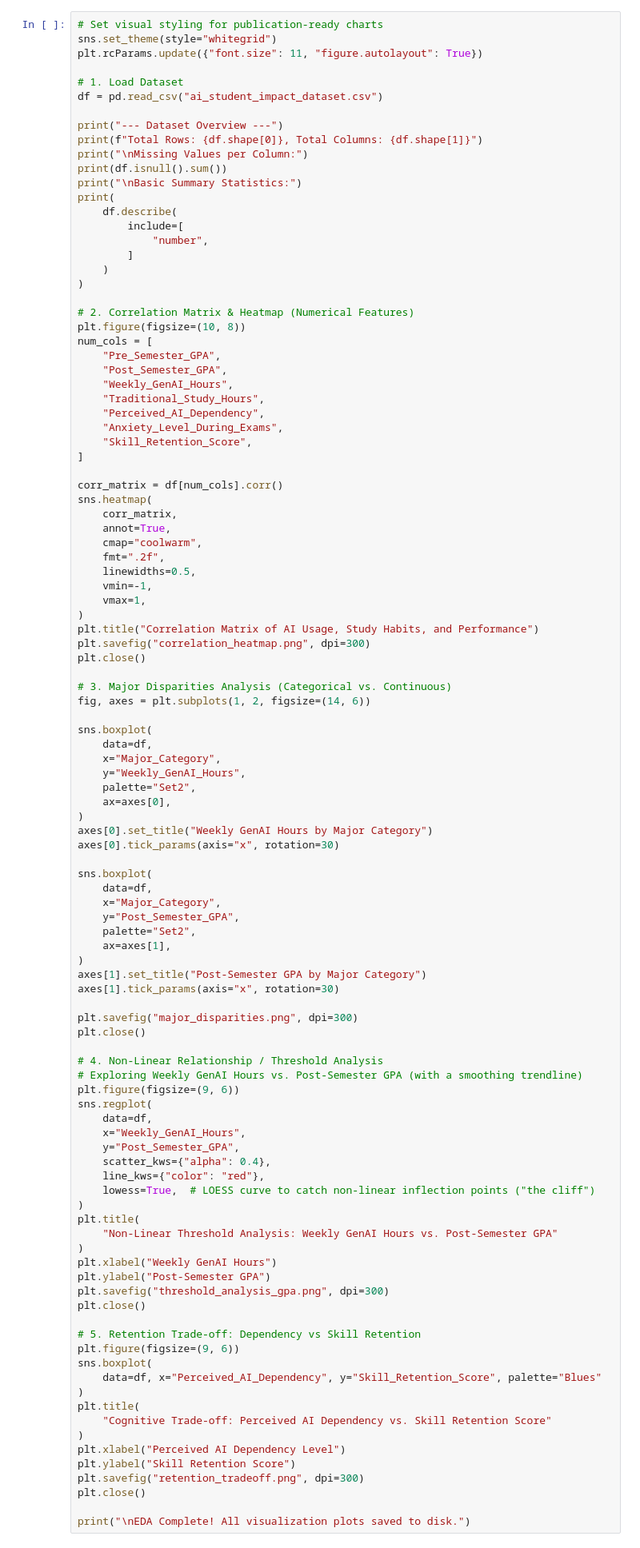
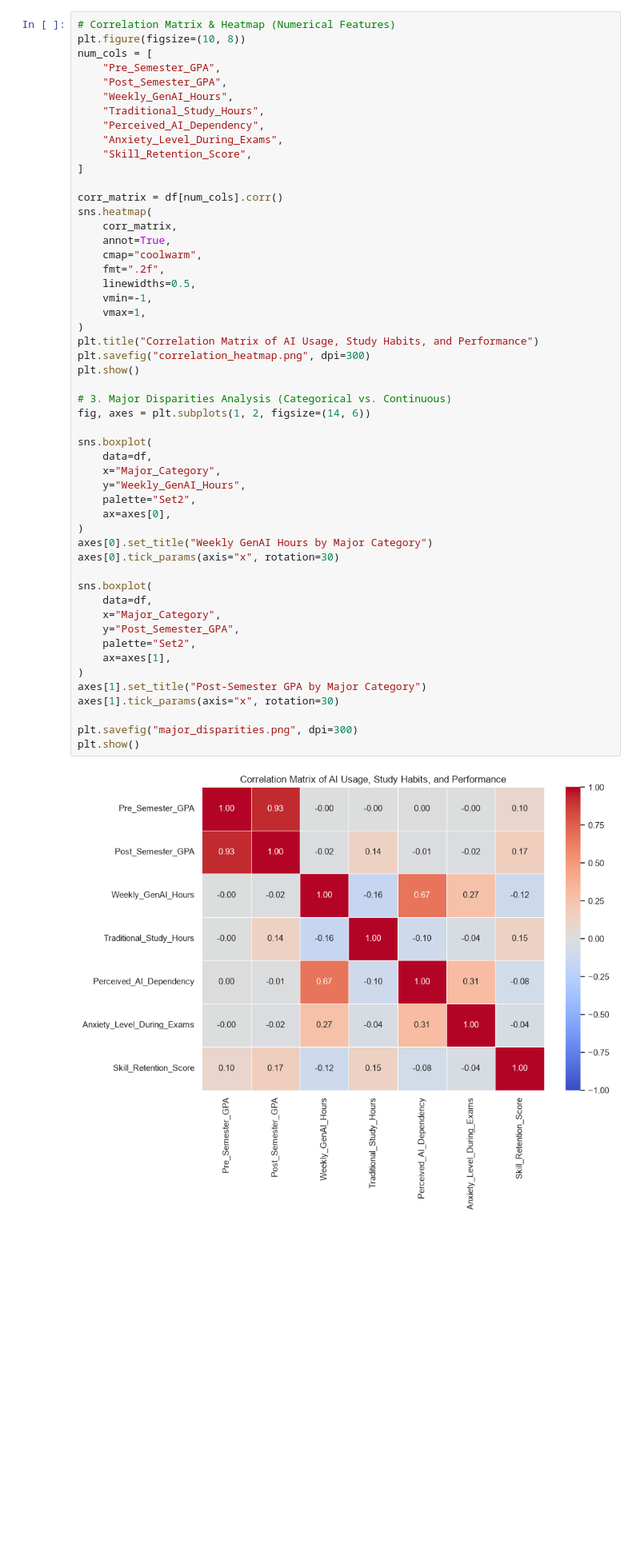
Before and after one commit to ceciliamuniz/dm_final_project, a Jupyter notebook: eda.ipynb, the cells around one changed output. Shown at 80% size. Drawn from its saved outputs; the diff is of its cells as text; blank space fills up the shorter version.

```diff
--- a/eda.ipynb
+++ b/eda.ipynb
@@ -23,25 +55,5 @@ Loaded successfully! Shape: (50000, 16)
 # %%
-# Set visual styling for publication-ready charts
-sns.set_theme(style="whitegrid")
-plt.rcParams.update({"font.size": 11, "figure.autolayout": True})
-
-# 1. Load Dataset
-df = pd.read_csv("ai_student_impact_dataset.csv")
-
-print("--- Dataset Overview ---")
-print(f"Total Rows: {df.shape[0]}, Total Columns: {df.shape[1]}")
-print("\nMissing Values per Column:")
-print(df.isnull().sum())
-print("\nBasic Summary Statistics:")
-print(
-    df.describe(
-        include=[
-            "number",
-        ]
-    )
-)
-
-# 2. Correlation Matrix & Heatmap (Numerical Features)
+# Correlation Matrix & Heatmap (Numerical Features)
 plt.figure(figsize=(10, 8))
 num_cols = [
     "Pre_Semester_GPA",
@@ -64,66 +76,33 @@ sns.heatmap(
     vmax=1,
 )
 plt.title("Correlation Matrix of AI Usage, Study Habits, and Performance")
 plt.savefig("correlation_heatmap.png", dpi=300)
-plt.close()
+plt.show()
 
 # 3. Major Disparities Analysis (Categorical vs. Continuous)
 fig, axes = plt.subplots(1, 2, figsize=(14, 6))
 
 sns.boxplot(
     data=df,
     x="Major_Category",
     y="Weekly_GenAI_Hours",
     palette="Set2",
     ax=axes[0],
 )
 axes[0].set_title("Weekly GenAI Hours by Major Category")
 axes[0].tick_params(axis="x", rotation=30)
 
 sns.boxplot(
     data=df,
     x="Major_Category",
     y="Post_Semester_GPA",
     palette="Set2",
     ax=axes[1],
 )
 axes[1].set_title("Post-Semester GPA by Major Category")
 axes[1].tick_params(axis="x", rotation=30)
 
 plt.savefig("major_disparities.png", dpi=300)
-plt.close()
-
-# 4. Non-Linear Relationship / Threshold Analysis
-# Exploring Weekly GenAI Hours vs. Post-Semester GPA (with a smoothing trendline)
-plt.figure(figsize=(9, 6))
-sns.regplot(
-    data=df,
-    x="Weekly_GenAI_Hours",
-    y="Post_Semester_GPA",
-    scatter_kws={"alpha": 0.4},
-    line_kws={"color": "red"},
-    lowess=True,  # LOESS curve to catch non-linear inflection points ("the cliff")
-)
-plt.title(
-    "Non-Linear Threshold Analysis: Weekly GenAI Hours vs. Post-Semester GPA"
-)
-plt.xlabel("Weekly GenAI Hours")
-plt.ylabel("Post-Semester GPA")
-plt.savefig("threshold_analysis_gpa.png", dpi=300)
-plt.close()
-
-# 5. Retention Trade-off: Dependency vs Skill Retention
-plt.figure(figsize=(9, 6))
-sns.boxplot(
-    data=df, x="Perceived_AI_Dependency", y="Skill_Retention_Score", palette="Blues"
-)
-plt.title(
-    "Cognitive Trade-off: Perceived AI Dependency vs. Skill Retention Score"
-)
-plt.xlabel("Perceived AI Dependency Level")
-plt.ylabel("Skill Retention Score")
-plt.savefig("retention_tradeoff.png", dpi=300)
-plt.close()
-
-print("\nEDA Complete! All visualization plots saved to disk.")
+plt.show()
 # %% [output]
+[figure, added]
```
Also changed, not shown: parts of 16 cells of this notebook.
